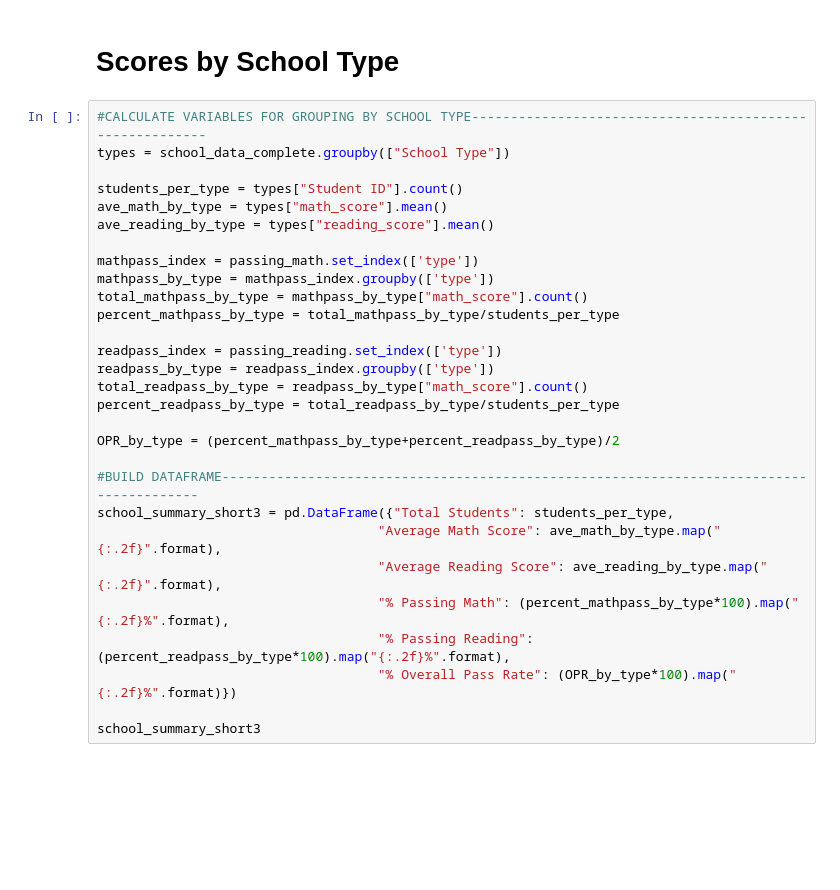
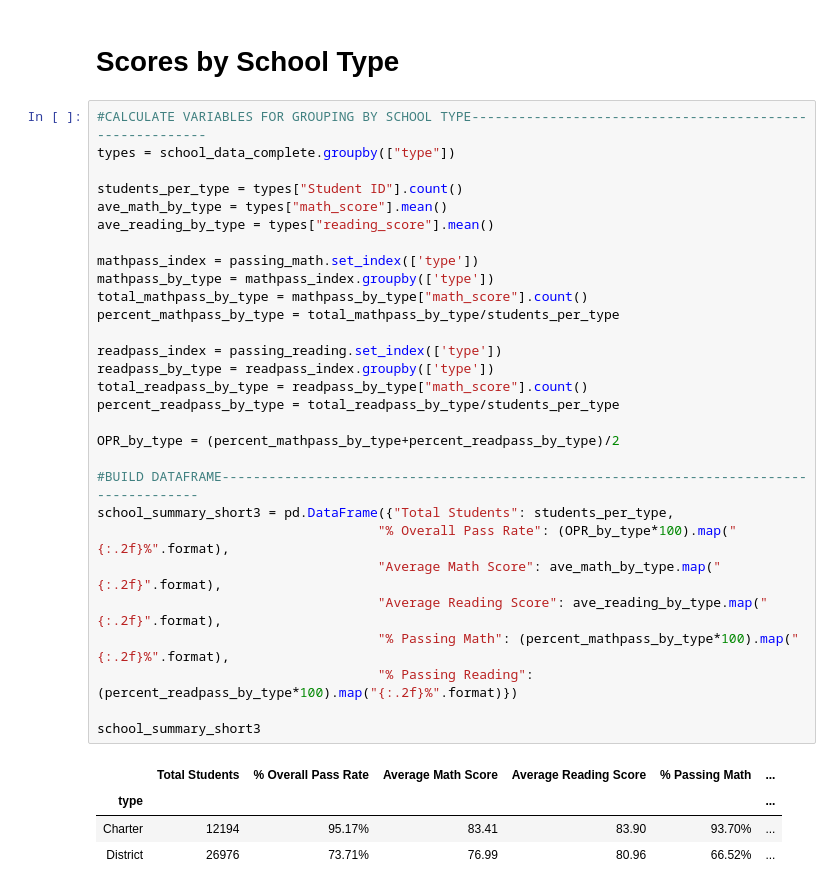
Before and after one commit to patelpurvip/Pandas-Analysis-School-Distrtict, a Jupyter notebook: School_district-math_reading_scores.ipynb, the cells around one changed output. Drawn from its saved outputs; the diff is of its cells as text; blank space fills up the shorter version.

```diff
--- a/School_district-math_reading_scores.ipynb
+++ b/School_district-math_reading_scores.ipynb
@@ -283,30 +289,35 @@ scores_by_size.max()
 # Scores by School Type
 # %%
 #CALCULATE VARIABLES FOR GROUPING BY SCHOOL TYPE---------------------------------------------------------
-types = school_data_complete.groupby(["School Type"])
+types = school_data_complete.groupby(["type"])
 
 students_per_type = types["Student ID"].count()
 ave_math_by_type = types["math_score"].mean()
 ave_reading_by_type = types["reading_score"].mean()
 
 mathpass_index = passing_math.set_index(['type'])
 mathpass_by_type = mathpass_index.groupby(['type'])
 total_mathpass_by_type = mathpass_by_type["math_score"].count()
 percent_mathpass_by_type = total_mathpass_by_type/students_per_type
 
 readpass_index = passing_reading.set_index(['type'])
 readpass_by_type = readpass_index.groupby(['type'])
 total_readpass_by_type = readpass_by_type["math_score"].count()
 percent_readpass_by_type = total_readpass_by_type/students_per_type
 
 OPR_by_type = (percent_mathpass_by_type+percent_readpass_by_type)/2
 
 #BUILD DATAFRAME----------------------------------------------------------------------------------------
 school_summary_short3 = pd.DataFrame({"Total Students": students_per_type,
+                                    "% Overall Pass Rate": (OPR_by_type*100).map("{:.2f}%".format),
                                     "Average Math Score": ave_math_by_type.map("{:.2f}".format),
                                     "Average Reading Score": ave_reading_by_type.map("{:.2f}".format),
                                     "% Passing Math": (percent_mathpass_by_type*100).map("{:.2f}%".format),
-                                    "% Passing Reading": (percent_readpass_by_type*100).map("{:.2f}%".format),
-                                    "% Overall Pass Rate": (OPR_by_type*100).map("{:.2f}%".format)})
+                                    "% Passing Reading": (percent_readpass_by_type*100).map("{:.2f}%".format)})
 
 school_summary_short3
+# %% [output]
+|  | Total Students | % Overall Pass Rate | Average Math Score | Average Reading Score | % Passing Math | ... |
+| type |  |  |  |  |  | ... |
+| Charter | 12194 | 95.17% | 83.41 | 83.90 | 93.70% | ... |
+| District | 26976 | 73.71% | 76.99 | 80.96 | 66.52% | ... |
```
Also changed, not shown: parts of 2 cells of this notebook, 2 other files.
